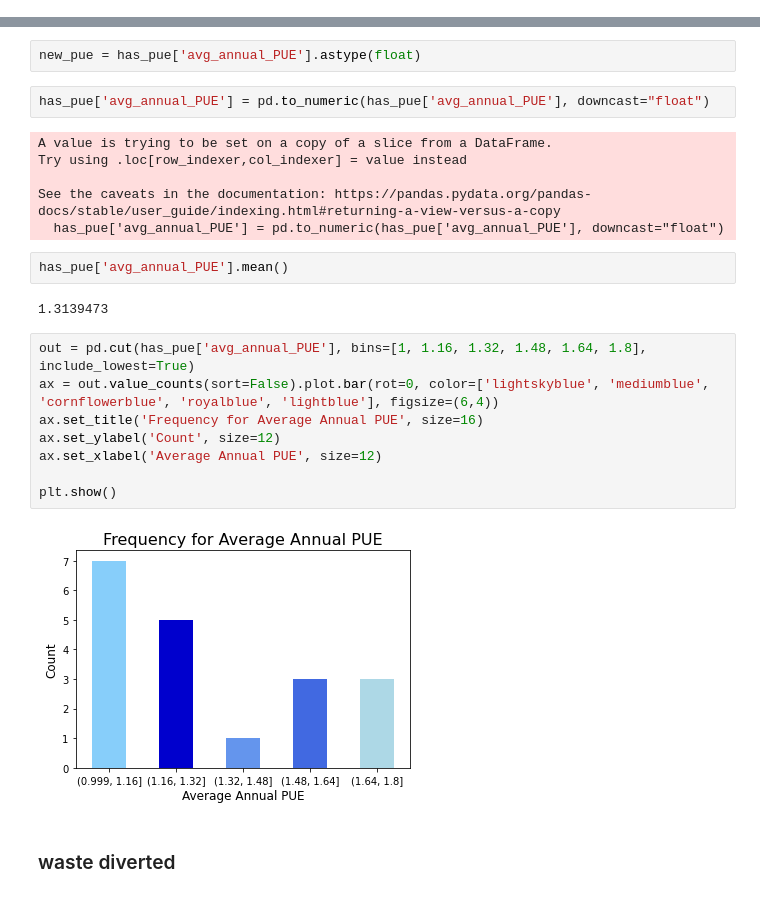
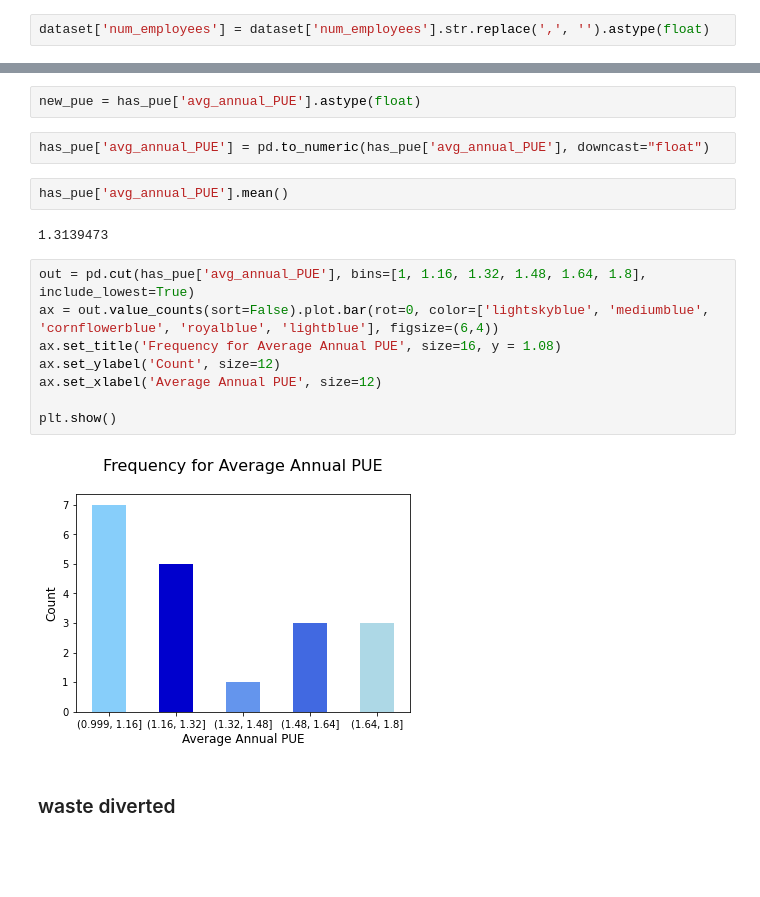
Before and after one commit to nihabhaskar/company_climate_dataset, a Jupyter notebook: results_graphs.ipynb, the cells around one changed output, grey strips where cells are left out. Cells and saved outputs as stored; diff of their text form; blank space fills up the shorter version.

Commit message:
new pictures new graphs for results

```diff
--- a/results_graphs.ipynb
+++ b/results_graphs.ipynb
@@ -21 +21,3 @@ dataset.head()
 5 rows × 22 columns
+# %%
+dataset['num_employees'] = dataset['num_employees'].str.replace(',', '').astype(float)
@@ -93,12 +100,6 @@ has_pue
 new_pue = has_pue['avg_annual_PUE'].astype(float)
 # %%
 has_pue['avg_annual_PUE'] = pd.to_numeric(has_pue['avg_annual_PUE'], downcast="float")
-# %% [output]
-A value is trying to be set on a copy of a slice from a DataFrame.
-Try using .loc[row_indexer,col_indexer] = value instead
-
-See the caveats in the documentation: https://pandas.pydata.org/pandas-docs/stable/user_guide/indexing.html#returning-a-view-versus-a-copy
-  has_pue['avg_annual_PUE'] = pd.to_numeric(has_pue['avg_annual_PUE'], downcast="float")
 # %%
 has_pue['avg_annual_PUE'].mean()
 # %% [output]
@@ -106,13 +107,13 @@ has_pue['avg_annual_PUE'].mean()
 # %%
 out = pd.cut(has_pue['avg_annual_PUE'], bins=[1, 1.16, 1.32, 1.48, 1.64, 1.8], include_lowest=True)
 ax = out.value_counts(sort=False).plot.bar(rot=0, color=['lightskyblue', 'mediumblue', 'cornflowerblue', 'royalblue', 'lightblue'], figsize=(6,4))
-ax.set_title('Frequency for Average Annual PUE', size=16)
+ax.set_title('Frequency for Average Annual PUE', size=16, y = 1.08)
 ax.set_ylabel('Count', size=12)
 ax.set_xlabel('Average Annual PUE', size=12)
 
 plt.show()
 # %% [output]
-[figure, old version]
+[figure, new version]
 # %% [markdown]
 ### waste diverted
 # %% [markdown]
```
Also changed, not shown: parts of 36 cells of this notebook, 14 other files.
